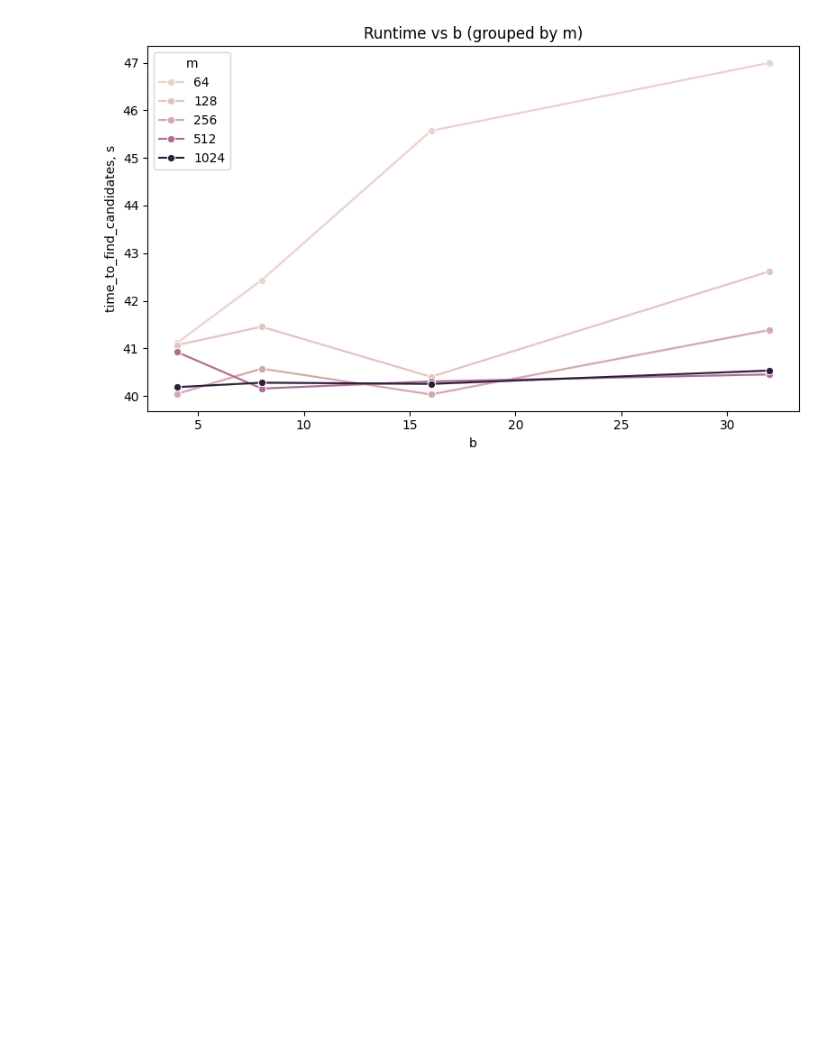
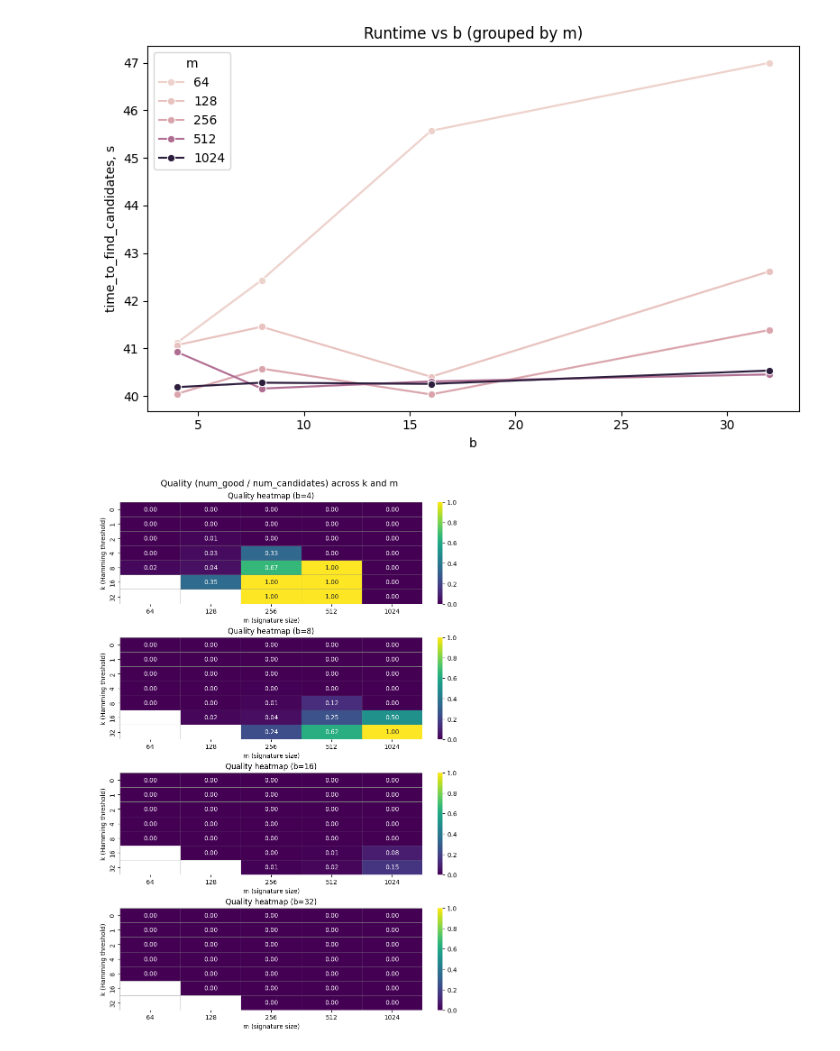
Before and after one commit to Thermite10k/simhash, a Jupyter notebook: thirdAssignment.ipynb, the cells around one changed output. Cells and saved outputs as stored; diff of their text form; code cells hidden in the pictures; blank space fills up the shorter version.

Commit message:
Added more graphs

```diff
--- a/thirdAssignment.ipynb
+++ b/thirdAssignment.ipynb
@@ -315,3 +315,43 @@ plt.tight_layout()
 # %% [output]
 [figure]
 [figure]
+# %%
+m_order = sorted(df['m'].unique())
+k_order = sorted(df['k'].unique())
+
+# list of b values in ascending order
+b_values = sorted(df['b'].unique())
+
+# plotting parameters
+cmap = "viridis"          # or "rocket_r", "magma", "coolwarm"
+annot = True             # set True to annotate quality numbers in cells
+fmt = ".2f"
+
+# create a grid of subplots (one row per b)
+n = len(b_values)
+fig, axes = plt.subplots(nrows=n, ncols=1, figsize=(max(8, len(m_order)*0.6), 3*n), constrained_layout=True)
+
+if n == 1:
+    axes = [axes]
+
+for ax, b in zip(axes, b_values):
+    sub = df[df['b'] == b]
+    # pivot: rows=k, cols=m
+    pivot = sub.pivot_table(index='k', columns='m', values='quality', aggfunc='mean')
+    # reindex to ensure consistent ordering and include missing cells
+    pivot = pivot.reindex(index=k_order, columns=m_order)
+    # mask missing values
+    mask = pivot.isna()
+
+    sns.heatmap(pivot, ax=ax, cmap=cmap, annot=annot, fmt=fmt,
+                linewidths=0.5, linecolor='gray', cbar=True,
+                mask=mask, vmin=0.0, vmax=1.0)
+
+    ax.set_title(f"Quality heatmap (b={b})")
+    ax.set_xlabel("m (signature size)")
+    ax.set_ylabel("k (Hamming threshold)")
+
+plt.suptitle("Quality (num_good / num_candidates) across k and m", fontsize=14, y=1.02)
+plt.show()
+# %% [output]
+[figure, added]
```
